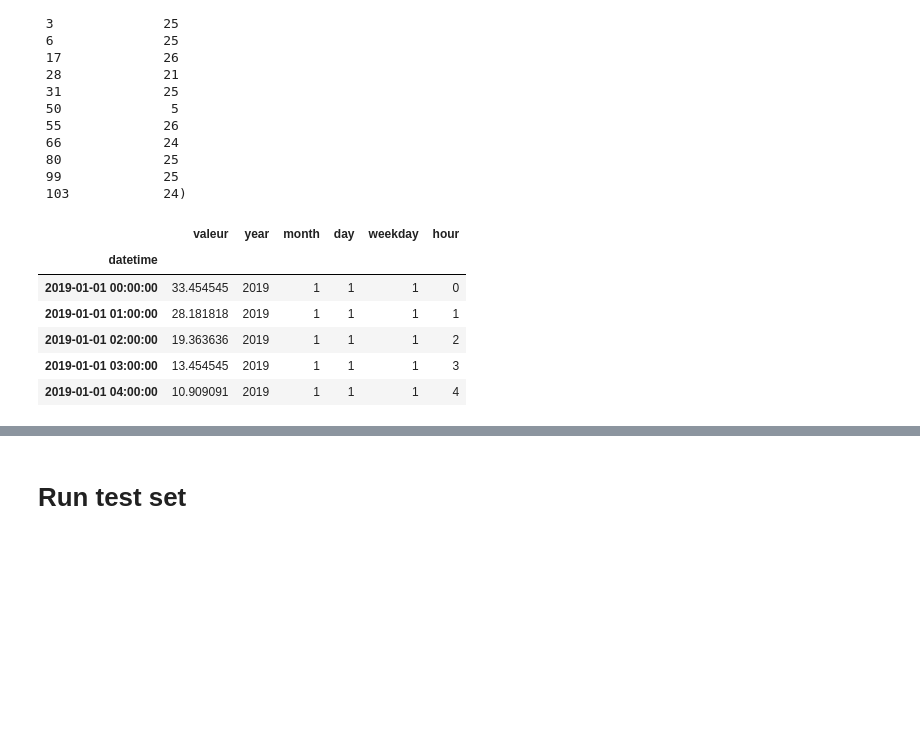
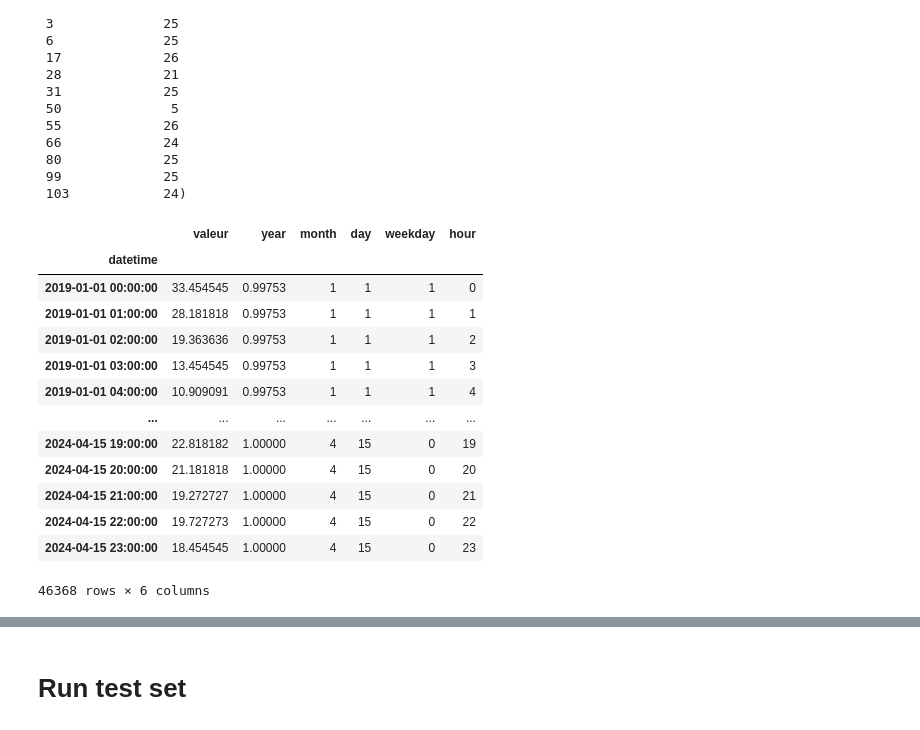
Before and after one commit to Magellol/montreal-aqi-predictions, a Jupyter notebook: index.ipynb, the cells around one changed output, grey strips where cells are left out. Saved outputs shown, nothing was run; the diff lists cells and outputs as text; code cells hidden in the pictures; blank space fills up the shorter version.

```diff
--- a/index.ipynb
+++ b/index.ipynb
@@ -79,20 +79,30 @@ group2_df.loc["2024-04-15 19:00:00"], group1_df.xs("2024-04-15 19:00:00", level=
  103            24)
 # %%
 group2_df['year'] = group2_df.index.year
+
+# Year has a bigger number range than the rest so we divide it up by its maximum
+group2_df['year'] = group2_df['year'] / group2_df['year'].max()
 group2_df['month'] = group2_df.index.month
 group2_df['day'] = group2_df.index.day
 group2_df['weekday'] = group2_df.index.weekday
 group2_df['hour'] = group2_df.index.hour
 
-group2_df.head()
+group2_df
 # %% [output]
 |  | valeur | year | month | day | weekday | hour |
 | datetime |  |  |  |  |  |  |
-| 2019-01-01 00:00:00 | 33.454545 | 2019 | 1 | 1 | 1 | 0 |
-| 2019-01-01 01:00:00 | 28.181818 | 2019 | 1 | 1 | 1 | 1 |
-| 2019-01-01 02:00:00 | 19.363636 | 2019 | 1 | 1 | 1 | 2 |
-| 2019-01-01 03:00:00 | 13.454545 | 2019 | 1 | 1 | 1 | 3 |
-| 2019-01-01 04:00:00 | 10.909091 | 2019 | 1 | 1 | 1 | 4 |
+| 2019-01-01 00:00:00 | 33.454545 | 0.99753 | 1 | 1 | 1 | 0 |
+| 2019-01-01 01:00:00 | 28.181818 | 0.99753 | 1 | 1 | 1 | 1 |
+| 2019-01-01 02:00:00 | 19.363636 | 0.99753 | 1 | 1 | 1 | 2 |
+| 2019-01-01 03:00:00 | 13.454545 | 0.99753 | 1 | 1 | 1 | 3 |
+| 2019-01-01 04:00:00 | 10.909091 | 0.99753 | 1 | 1 | 1 | 4 |
+| ... | ... | ... | ... | ... | ... | ... |
+| 2024-04-15 19:00:00 | 22.818182 | 1.00000 | 4 | 15 | 0 | 19 |
+| 2024-04-15 20:00:00 | 21.181818 | 1.00000 | 4 | 15 | 0 | 20 |
+| 2024-04-15 21:00:00 | 19.272727 | 1.00000 | 4 | 15 | 0 | 21 |
+| 2024-04-15 22:00:00 | 19.727273 | 1.00000 | 4 | 15 | 0 | 22 |
+| 2024-04-15 23:00:00 | 18.454545 | 1.00000 | 4 | 15 | 0 | 23 |
+46368 rows × 6 columns
 # %%
 split_date_valid = pd.Timestamp('2023-01-01')
 split_date_test = pd.Timestamp('2024-01-01')
```
Also changed, not shown: parts of 4 cells of this notebook.
